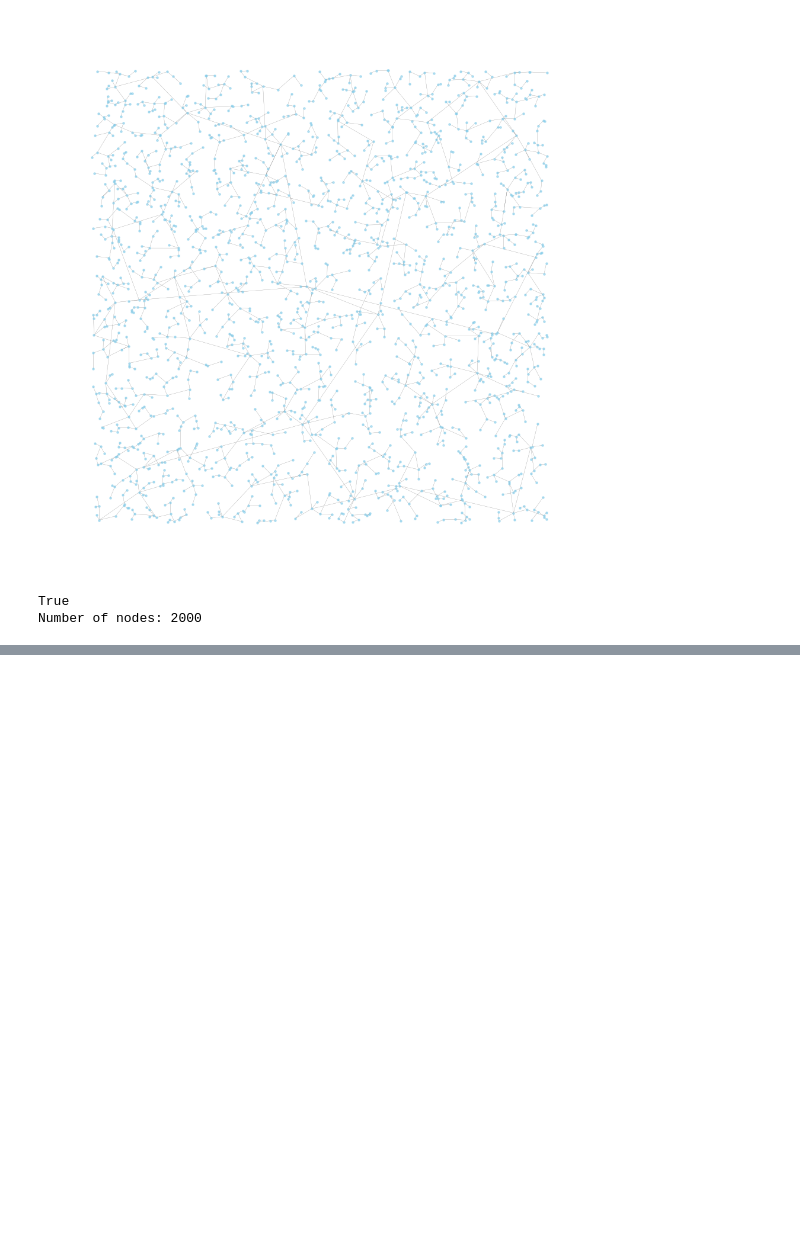
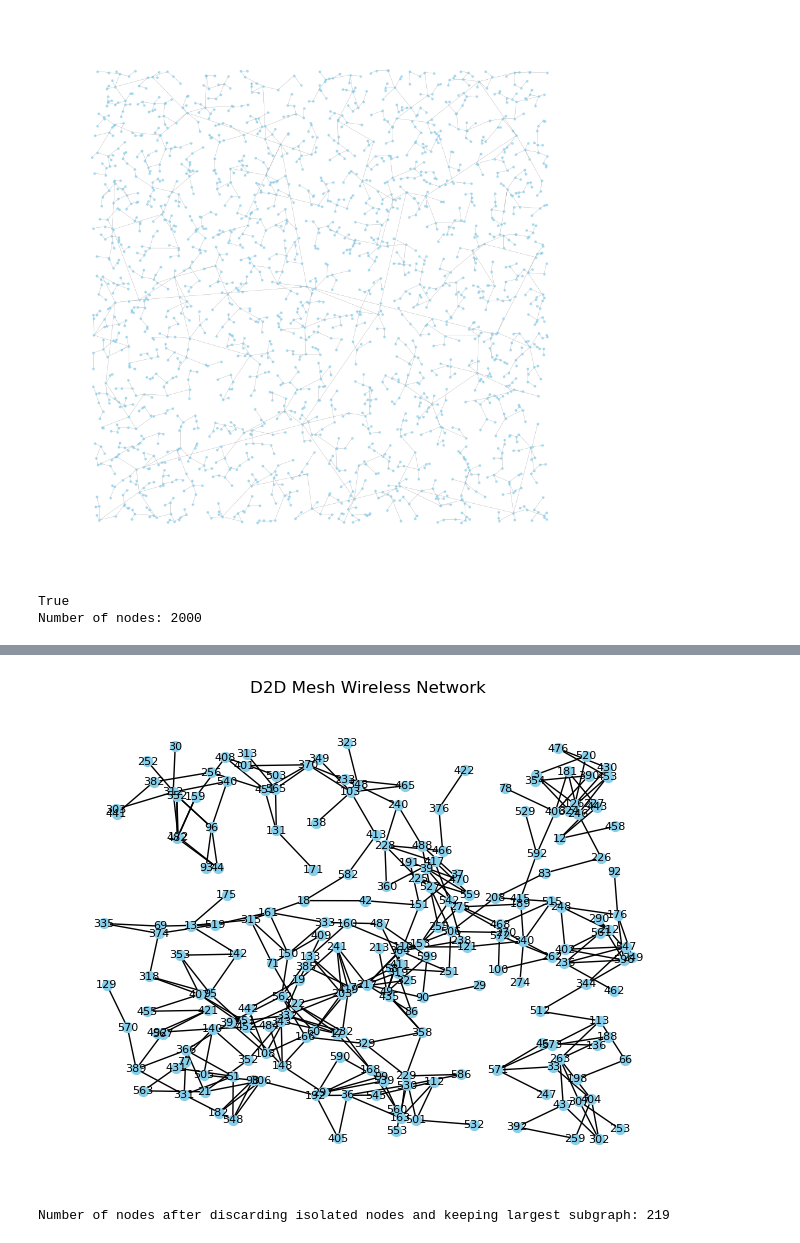
Before and after one commit to panitsasi/GNNs, a Jupyter notebook: gnn_project (1).ipynb, the cells around one changed output, grey strips where cells are left out. Drawn from its saved outputs; the diff is of its cells as text; code cells hidden in the pictures; blank space fills up the shorter version.

```diff
--- a/gnn_project (1).ipynb
+++ b/gnn_project (1).ipynb
@@ -100,0 +81,62 @@ Successfully installed torch_geometric-2.4.0
+# %%
+import networkx as nx
+import matplotlib.pyplot as plt
+import numpy as np
+
+# Global Variables
+network_size = (100, 100)  # Size of the 2D space in meters
+num_nodes = 600 # Initial number of nodes
+
+# Create a D2D mesh wireless network
+G = nx.Graph()
+
+# Add nodes with features
+for i in range(num_nodes):
+    position = (np.random.uniform(0, network_size[0]), np.random.uniform(0, network_size[1]))
+    battery = np.random.uniform(0.1, 1)
+    cpu = np.random.uniform(0.1, 1)
+    memory = np.random.uniform(0.1, 1)
+    bandwidth = np.random.uniform(10, 100) #MHz
+    transmission_power = np.random.uniform(0.9, 1.2) # normally ~1mW
+
+    G.add_node(i,
+               position=position,
+               battery=battery,
+               cpu=cpu,
+               memory=memory,
+               bandwidth=bandwidth,
+               transmission_power=transmission_power)
+
+# Implement edge creation criteria
+for node1 in G.nodes():
+    for node2 in G.nodes():
+        if node1 < node2:  # Avoid duplicate edges and self-loops
+            dist = np.sqrt((G.nodes[node1]['position'][0] - G.nodes[node2]['position'][0])**2 +
+                           (G.nodes[node1]['position'][1] - G.nodes[node2]['position'][1])**2)
+            signal_strength = G.nodes[node1]['transmission_power'] / (dist**2)
+            if 10 < dist < 50 and signal_strength > 0.008 and G.degree[node1] < 5 and G.degree[node2] < 5 and \
+                    all(G.nodes[node]['battery'] > 0.3 for node in (node1, node2)) and \
+                    all(G.nodes[node]['cpu'] < 0.8 for node in (node1, node2)) and \
+                    all(G.nodes[node]['memory'] < 0.8 for node in (node1, node2)):
+                G.add_edge(node1, node2)
+
+# Discard nodes without neighbors
+isolated_nodes = [node for node in G.nodes() if G.degree(node) == 0]
+G.remove_nodes_from(isolated_nodes)
+
+# Keep only the largest subgraph
+largest_subgraph_nodes = max(nx.connected_components(G), key=len)
+G = G.subgraph(largest_subgraph_nodes)
+
+
+# Plot the graph based on position_x and position_y
+pos = {node: G.nodes[node]['position'] for node in G.nodes()}
+nx.draw(G, pos, with_labels=True, node_size=50, node_color='skyblue', font_size=8)
+plt.title("D2D Mesh Wireless Network")
+plt.show()
+
+# Print the resulting number of nodes
+print(f"Number of nodes after discarding isolated nodes and keeping largest subgraph: {G.number_of_nodes()}")
+# %% [output]
+[figure, added]
+Number of nodes after discarding isolated nodes and keeping largest subgraph: 219
```
Also changed, not shown: parts of 1 cell of this notebook.
